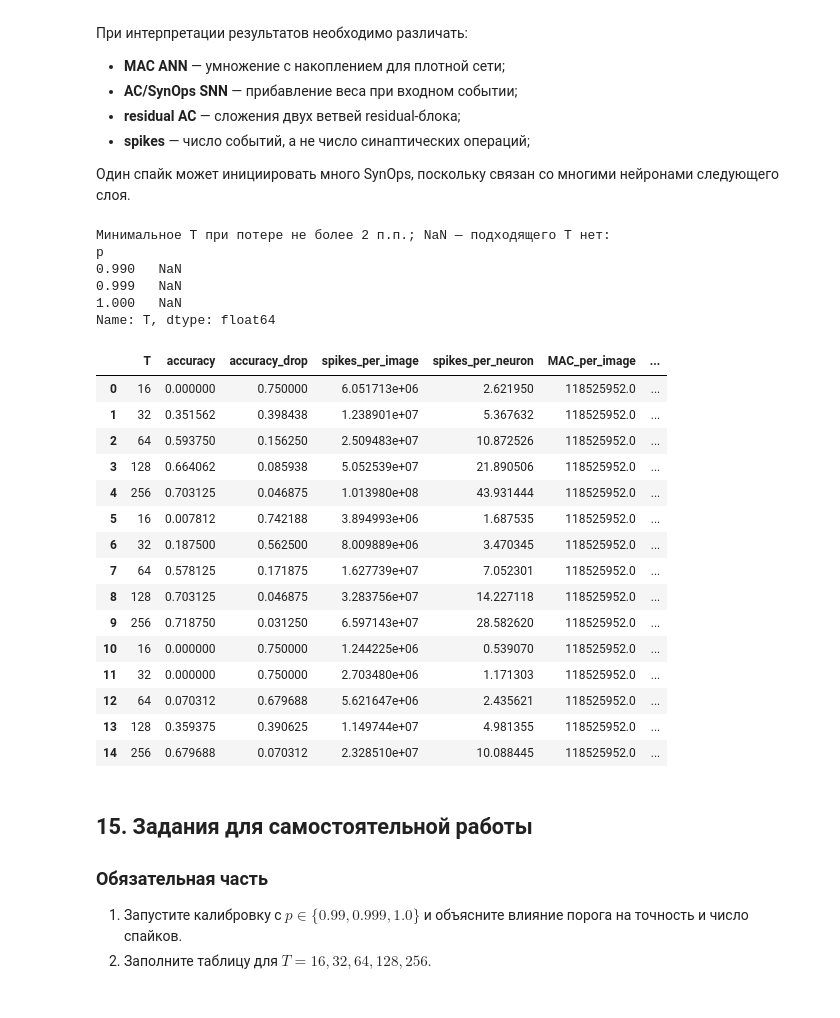
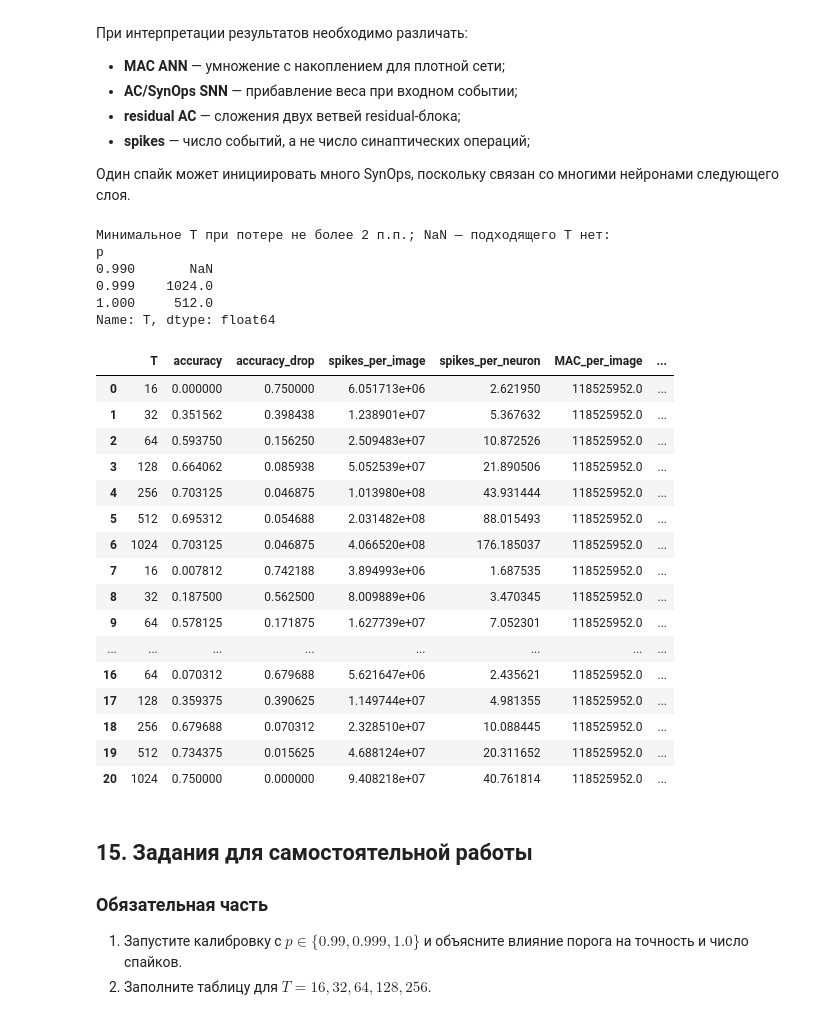
Before and after one commit to diuzhevVlad/neuromorphic_mipt_fall_2026, a Jupyter notebook: Lab_1_ResNet_rate_conversion.ipynb, the cells around one changed output. Drawn from its saved outputs; the diff is of its cells as text; code cells hidden in the pictures.

```diff
--- a/Lab_1_ResNet_rate_conversion.ipynb
+++ b/Lab_1_ResNet_rate_conversion.ipynb
@@ -118,7 +118,7 @@ device: cuda
 ## 2. Конфигурация эксперимента
 # %%
 FAST_MODE = True
-T_CHECKPOINTS = [16, 32, 64, 128, 256]
+T_CHECKPOINTS = [16, 32, 64, 128, 256, 512, 1024]
 
 # Число объектов для калибровки порогов и оценки классификации.
 CALIBRATION_SAMPLES = 128 if FAST_MODE else 1024
@@ -266,16 +266,12 @@ classification_loader = DataLoader(
     imagenette_eval,
     batch_size=CLASSIFICATION_BATCH_SIZE,
     shuffle=False,
-    num_workers=2,
-    pin_memory=torch.cuda.is_available(),
 )
 
 calibration_loader = DataLoader(
     Subset(imagenette, calibration_indices),
     batch_size=CLASSIFICATION_BATCH_SIZE,
     shuffle=False,
-    num_workers=2,
-    pin_memory=torch.cuda.is_available(),
 )
 
 print('classes:', base_imagenette.classes)
@@ -417,3 +404,14 @@ with torch.no_grad():
             prev_mod.bias = nn.Parameter((bias - mod.running_mean) * scale + mod.bias)
             ann_batch_folded.set_submodule(name, nn.Identity())
         prev_mod = mod
+# %%
+with torch.inference_mode():
+    check_input = sample_images[:1].cpu().double()
+    before = copy.deepcopy(ann).cpu().double()(check_input)
+    after = copy.deepcopy(ann_batch_folded).cpu().double()(check_input)
+fold_max_error = (before - after).abs().max().item()
+torch.testing.assert_close(after, before, rtol=1e-4, atol=1e-4)
+print(f"Максимальная ошибка после folding: {fold_max_error:.3e}")
+pd.DataFrame([{"max_abs_error": fold_max_error}]).to_csv(
+    RESULTS_DIR / "folding_check.csv", index=False
+)
@@ -1053,37 +1021,48 @@ fig.savefig(RESULTS_DIR / "segmentation_example.png")
 # %%
 summary = classification_results.merge(segmentation_results, on=["p", "T"])
 summary.to_csv(RESULTS_DIR / "summary.csv", index=False)
 minimum_t = (
     classification_results[classification_results["accuracy_drop"] <= 0.02]
     .groupby("p")["T"].min().reindex(sorted(thresholds_by_percentile))
 )
 minimum_t.to_csv(RESULTS_DIR / "minimum_T.csv", header=["minimum_T"])
 print("Минимальное T при потере не более 2 п.п.; NaN — подходящего T нет:")
 print(minimum_t)
+experiment = {
+    "seed": SEED, "fast_mode": FAST_MODE, "T": T_CHECKPOINTS,
+    "calibration_images": len(calibration_loader.dataset),
+    "classification_images": len(classification_loader.dataset),
+    "segmentation_train_images": len(seg_train_loader.dataset),
+    "segmentation_test_images": len(seg_test_loader.dataset),
+    "segmentation_size": SEG_SIZE, "decoder_epochs": SEG_EPOCHS,
+    "folding_max_abs_error": fold_max_error,
+}
+(RESULTS_DIR / "experiment.json").write_text(json.dumps(experiment, indent=2))
 summary
 # %% [output]
 Минимальное T при потере не более 2 п.п.; NaN — подходящего T нет:
 p
-0.990   NaN
-0.999   NaN
-1.000   NaN
+0.990       NaN
+0.999    1024.0
+1.000     512.0
 Name: T, dtype: float64
 |  | T | accuracy | accuracy_drop | spikes_per_image | spikes_per_neuron | MAC_per_image | ... |
 | 0 | 16 | 0.000000 | 0.750000 | 6.051713e+06 | 2.621950 | 118525952.0 | ... |
 | 1 | 32 | 0.351562 | 0.398438 | 1.238901e+07 | 5.367632 | 118525952.0 | ... |
 | 2 | 64 | 0.593750 | 0.156250 | 2.509483e+07 | 10.872526 | 118525952.0 | ... |
 | 3 | 128 | 0.664062 | 0.085938 | 5.052539e+07 | 21.890506 | 118525952.0 | ... |
 | 4 | 256 | 0.703125 | 0.046875 | 1.013980e+08 | 43.931444 | 118525952.0 | ... |
-| 5 | 16 | 0.007812 | 0.742188 | 3.894993e+06 | 1.687535 | 118525952.0 | ... |
-| 6 | 32 | 0.187500 | 0.562500 | 8.009889e+06 | 3.470345 | 118525952.0 | ... |
-| 7 | 64 | 0.578125 | 0.171875 | 1.627739e+07 | 7.052301 | 118525952.0 | ... |
-| 8 | 128 | 0.703125 | 0.046875 | 3.283756e+07 | 14.227118 | 118525952.0 | ... |
-| 9 | 256 | 0.718750 | 0.031250 | 6.597143e+07 | 28.582620 | 118525952.0 | ... |
-| 10 | 16 | 0.000000 | 0.750000 | 1.244225e+06 | 0.539070 | 118525952.0 | ... |
-| 11 | 32 | 0.000000 | 0.750000 | 2.703480e+06 | 1.171303 | 118525952.0 | ... |
-| 12 | 64 | 0.070312 | 0.679688 | 5.621647e+06 | 2.435621 | 118525952.0 | ... |
-| 13 | 128 | 0.359375 | 0.390625 | 1.149744e+07 | 4.981355 | 118525952.0 | ... |
-| 14 | 256 | 0.679688 | 0.070312 | 2.328510e+07 | 10.088445 | 118525952.0 | ... |
+| 5 | 512 | 0.695312 | 0.054688 | 2.031482e+08 | 88.015493 | 118525952.0 | ... |
+| 6 | 1024 | 0.703125 | 0.046875 | 4.066520e+08 | 176.185037 | 118525952.0 | ... |
+| 7 | 16 | 0.007812 | 0.742188 | 3.894993e+06 | 1.687535 | 118525952.0 | ... |
+| 8 | 32 | 0.187500 | 0.562500 | 8.009889e+06 | 3.470345 | 118525952.0 | ... |
+| 9 | 64 | 0.578125 | 0.171875 | 1.627739e+07 | 7.052301 | 118525952.0 | ... |
+| ... | ... | ... | ... | ... | ... | ... | ... |
+| 16 | 64 | 0.070312 | 0.679688 | 5.621647e+06 | 2.435621 | 118525952.0 | ... |
+| 17 | 128 | 0.359375 | 0.390625 | 1.149744e+07 | 4.981355 | 118525952.0 | ... |
+| 18 | 256 | 0.679688 | 0.070312 | 2.328510e+07 | 10.088445 | 118525952.0 | ... |
+| 19 | 512 | 0.734375 | 0.015625 | 4.688124e+07 | 20.311652 | 118525952.0 | ... |
+| 20 | 1024 | 0.750000 | 0.000000 | 9.408218e+07 | 40.761814 | 118525952.0 | ... |
 # %% [markdown]
 ## 15. Задания для самостоятельной работы
 
```
Also changed, not shown: parts of 10 cells of this notebook, 12 other files.
